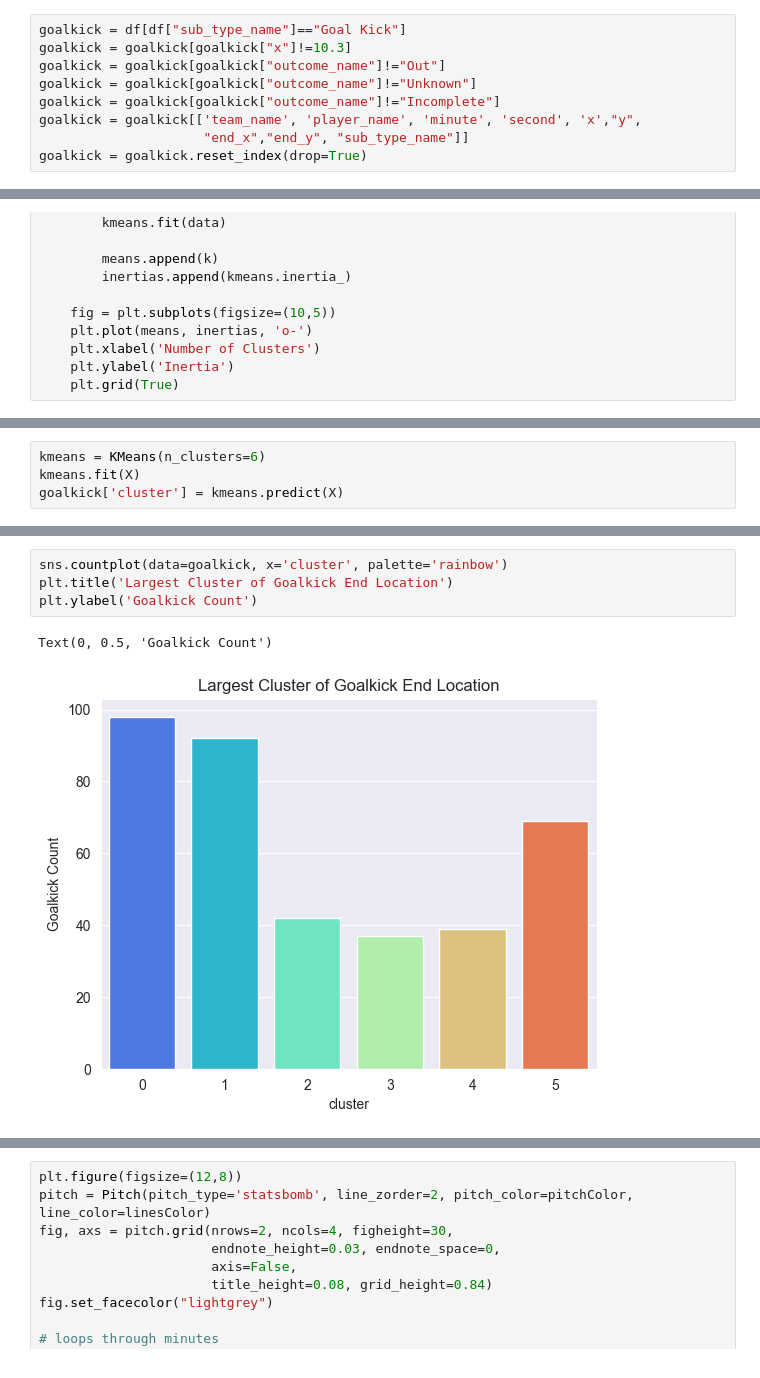
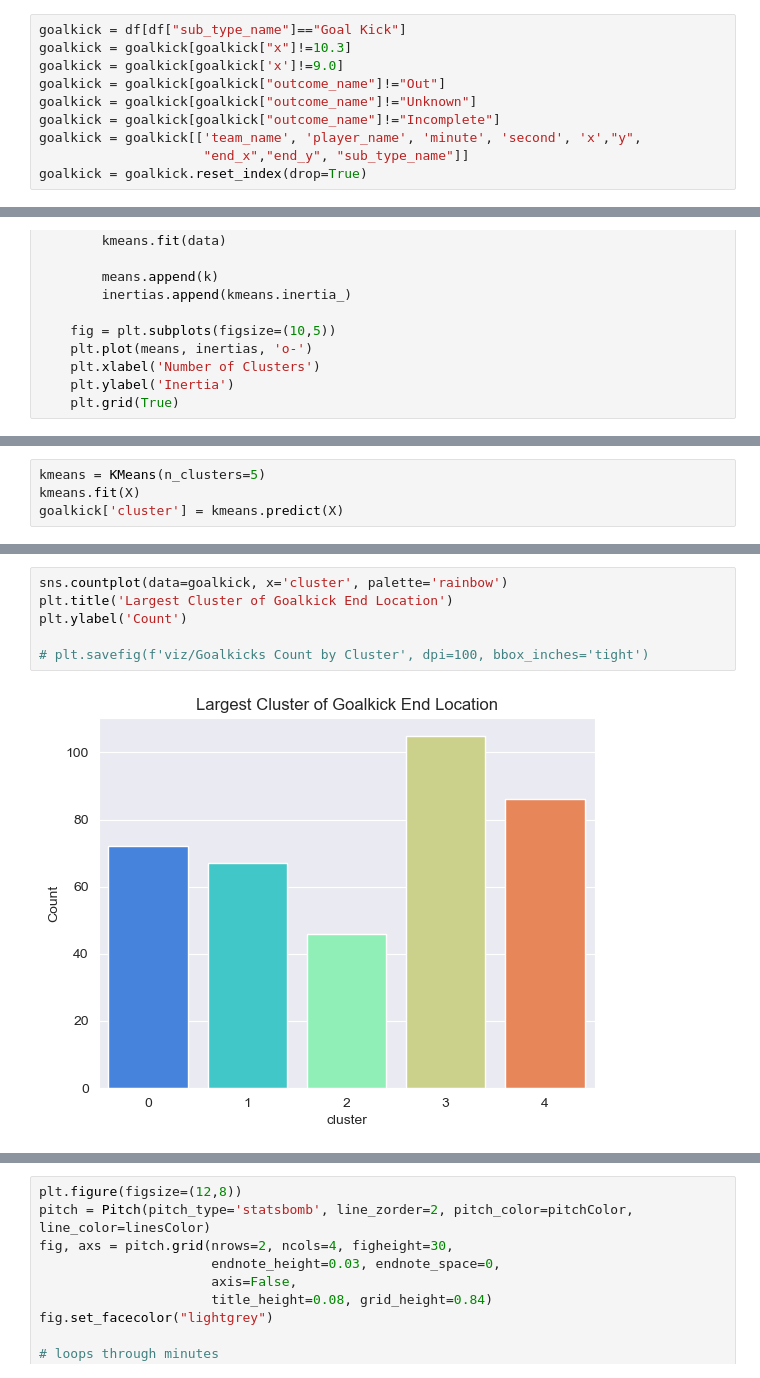
Before and after one commit to AugustSteff/Data-Analysis-in-football, a Jupyter notebook: Womens_euro_2022_analysis/Goalkick_analysis/Goalkick_Analysis.ipynb, the cells around one changed output, grey strips where cells are left out. Cells and saved outputs as stored; diff of their text form.

```diff
--- a/Womens_euro_2022_analysis/Goalkick_analysis/Goalkick_Analysis.ipynb
+++ b/Womens_euro_2022_analysis/Goalkick_analysis/Goalkick_Analysis.ipynb
@@ -61,6 +62,7 @@ df = pd.concat([parser.event(file)[0] for file in match_files])
 # %%
 goalkick = df[df["sub_type_name"]=="Goal Kick"]
 goalkick = goalkick[goalkick["x"]!=10.3]
+goalkick = goalkick[goalkick['x']!=9.0]
 goalkick = goalkick[goalkick["outcome_name"]!="Out"]
 goalkick = goalkick[goalkick["outcome_name"]!="Unknown"]
 goalkick = goalkick[goalkick["outcome_name"]!="Incomplete"]
@@ -178,5 +191,5 @@ optimise_k_means(X, 10)
 # %%
-kmeans = KMeans(n_clusters=6)
+kmeans = KMeans(n_clusters=5)
 kmeans.fit(X)
 goalkick['cluster'] = kmeans.predict(X)
 # %%
@@ -202,10 +216,11 @@ ax3.imshow(im)
 # %%
 sns.countplot(data=goalkick, x='cluster', palette='rainbow')
 plt.title('Largest Cluster of Goalkick End Location')
-plt.ylabel('Goalkick Count')
+plt.ylabel('Count')
+
+# plt.savefig(f'viz/Goalkicks Count by Cluster', dpi=100, bbox_inches='tight')
 # %% [output]
-Text(0, 0.5, 'Goalkick Count')
-[figure, old version]
+[figure, new version]
 # %%
 pitch = VerticalPitch(pitch_type='statsbomb', line_zorder=2, pitch_color="lightgrey", line_color=linesColor)
 fig, axs = pitch.grid(figheight=10, endnote_height=0.03, endnote_space=0,
```
Also changed, not shown: parts of 14 cells of this notebook, 8 other files.
